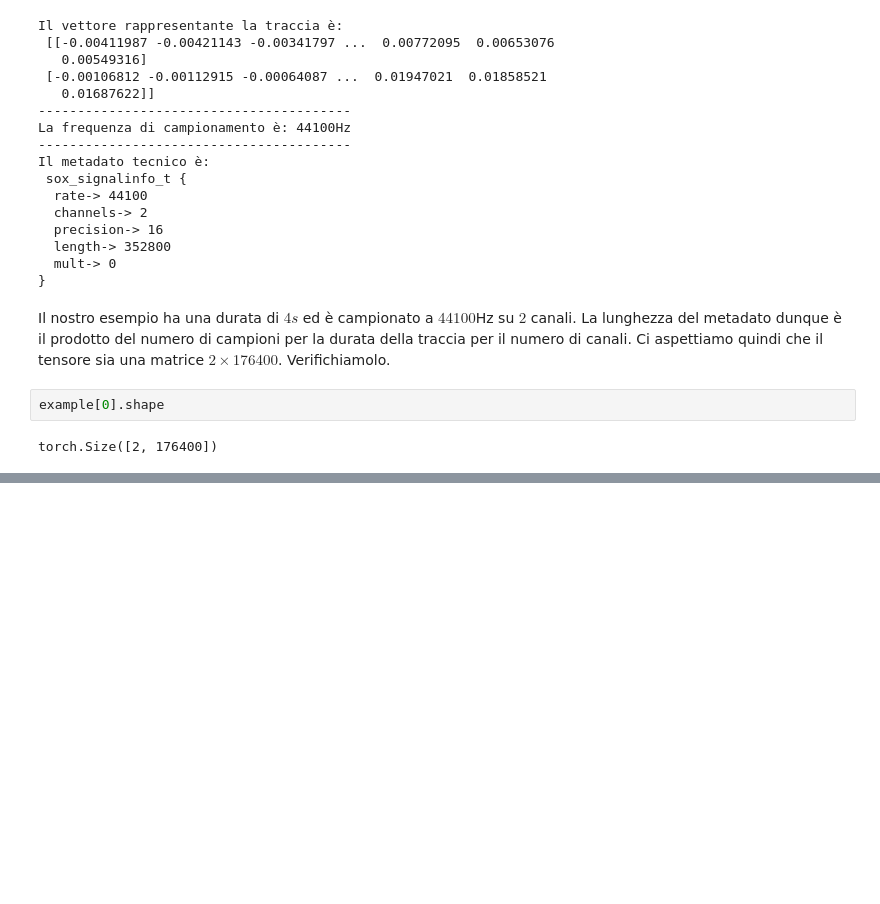
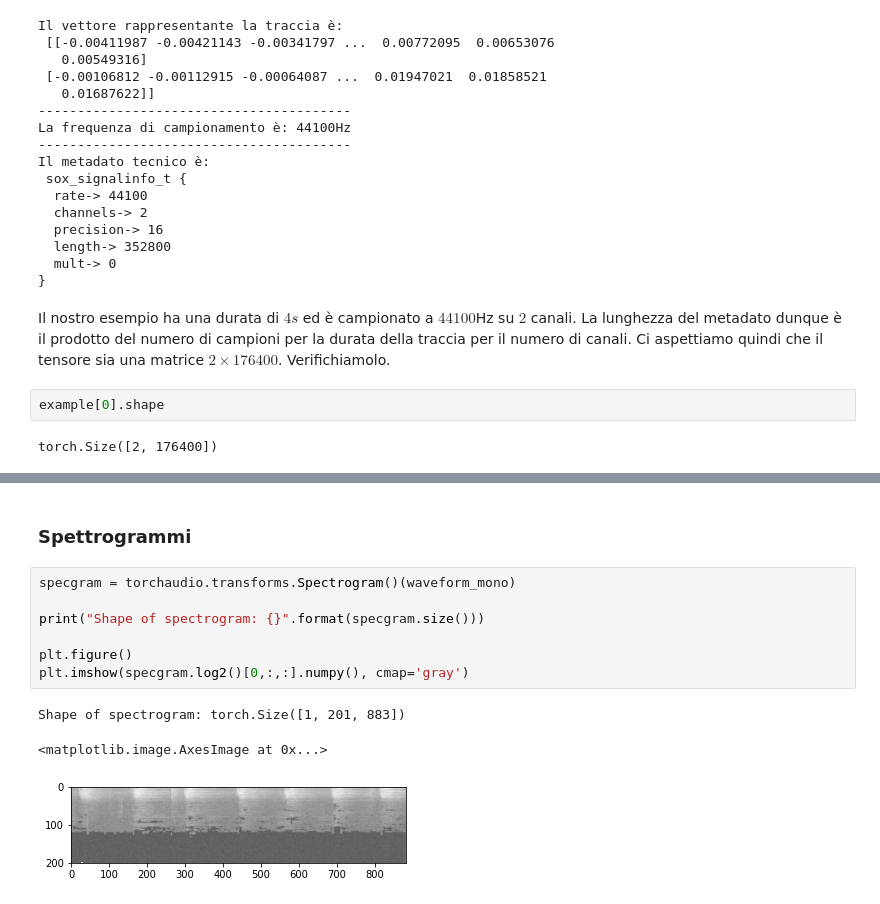
Before and after one commit to CodingTomo/TE-UrbanSound8K, a Jupyter notebook: TE_UrbanSound8K.ipynb, the cells around one changed output, grey strips where cells are left out. Drawn from its saved outputs; the diff is of its cells as text; blank space fills up the shorter version.

```diff
--- a/TE_UrbanSound8K.ipynb
+++ b/TE_UrbanSound8K.ipynb
@@ -110,0 +118,13 @@ torch.Size([1, 176400])
+# %% [markdown]
+### Spettrogrammi
+# %%
+specgram = torchaudio.transforms.Spectrogram()(waveform_mono)
+
+print("Shape of spectrogram: {}".format(specgram.size()))
+
+plt.figure()
+plt.imshow(specgram.log2()[0,:,:].numpy(), cmap='gray')
+# %% [output]
+Shape of spectrogram: torch.Size([1, 201, 883])
+<matplotlib.image.AxesImage at 0x...>
+[figure, added]
```
Also changed, not shown: parts of 9 cells of this notebook.
